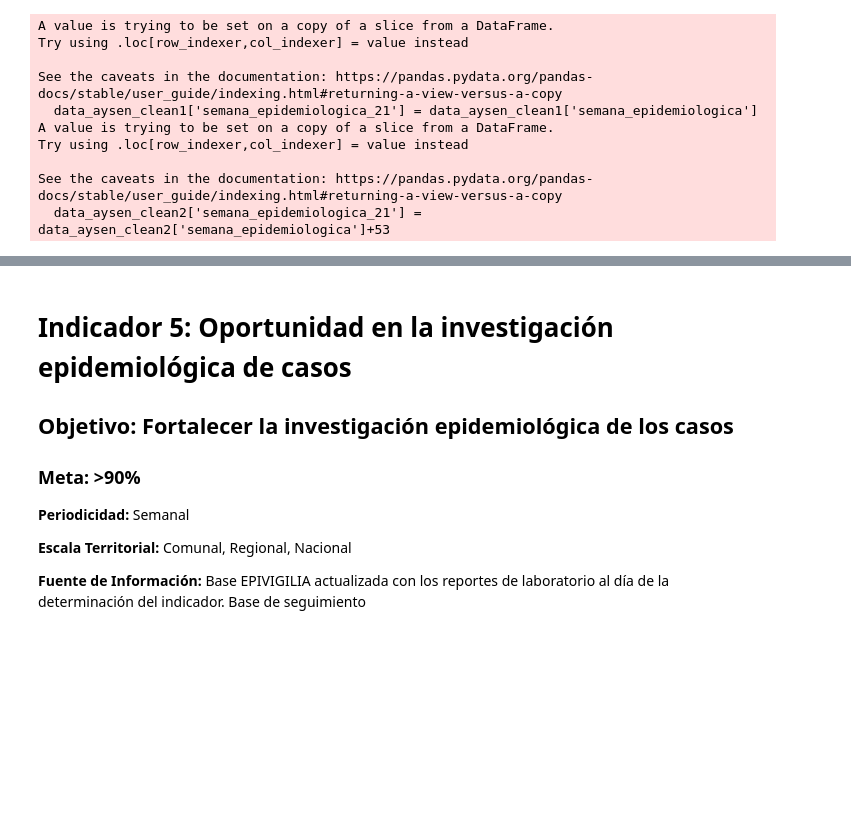
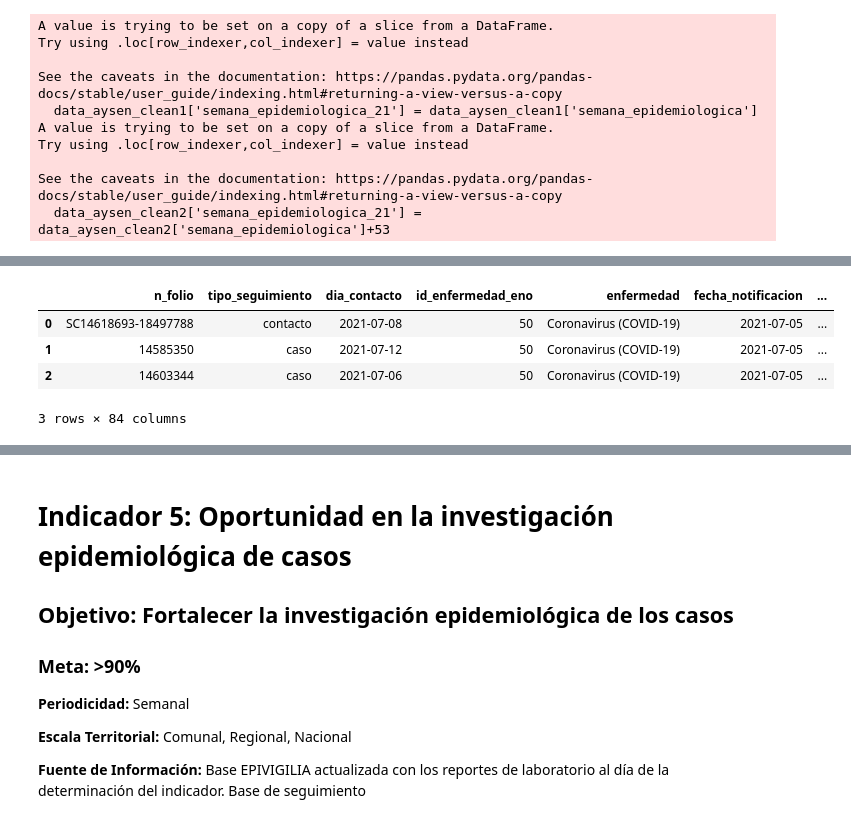
Before and after one commit to millacurafa/SeremiSaludAysenCovid, a Jupyter notebook: indicadores_trazabilidad.ipynb, the cells around one changed output, grey strips where cells are left out. Saved outputs shown, nothing was run; the diff lists cells and outputs as text; code cells hidden in the pictures; blank space fills up the shorter version.

```diff
--- a/indicadores_trazabilidad.ipynb
+++ b/indicadores_trazabilidad.ipynb
@@ -181 +181,14 @@ data_aysen_clean.sample(10)
 10 rows × 32 columns
+# %%
+df_seguimiento = pd.read_csv('data/20210831_Región de Aysén del General Carlos Ibáñez del Campo_Seguimiento.csv',
+                            sep=';',
+                             low_memory=False
+                            )
+# %%
+df_seguimiento.head(3)
+# %% [output]
+|  | n_folio | tipo_seguimiento | dia_contacto | id_enfermedad_eno | enfermedad | fecha_notificacion | ... |
+| 0 | SC14618693-18497788 | contacto | 2021-07-08 | 50 | Coronavirus (COVID-19) | 2021-07-05 | ... |
+| 1 | 14585350 | caso | 2021-07-12 | 50 | Coronavirus (COVID-19) | 2021-07-05 | ... |
+| 2 | 14603344 | caso | 2021-07-06 | 50 | Coronavirus (COVID-19) | 2021-07-05 | ... |
+3 rows × 84 columns
```
Also changed, not shown: parts of 7 cells of this notebook, 1 other file.
